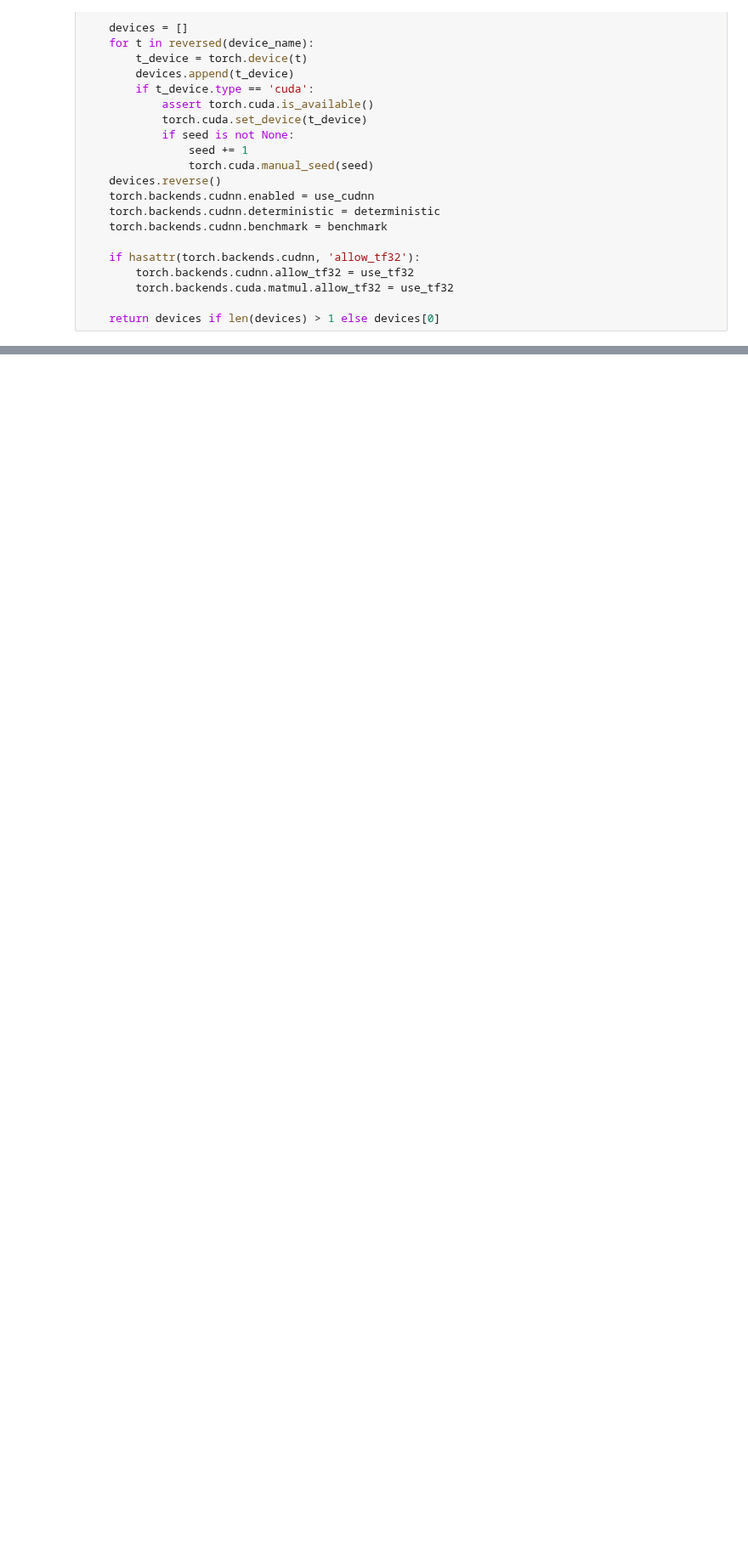
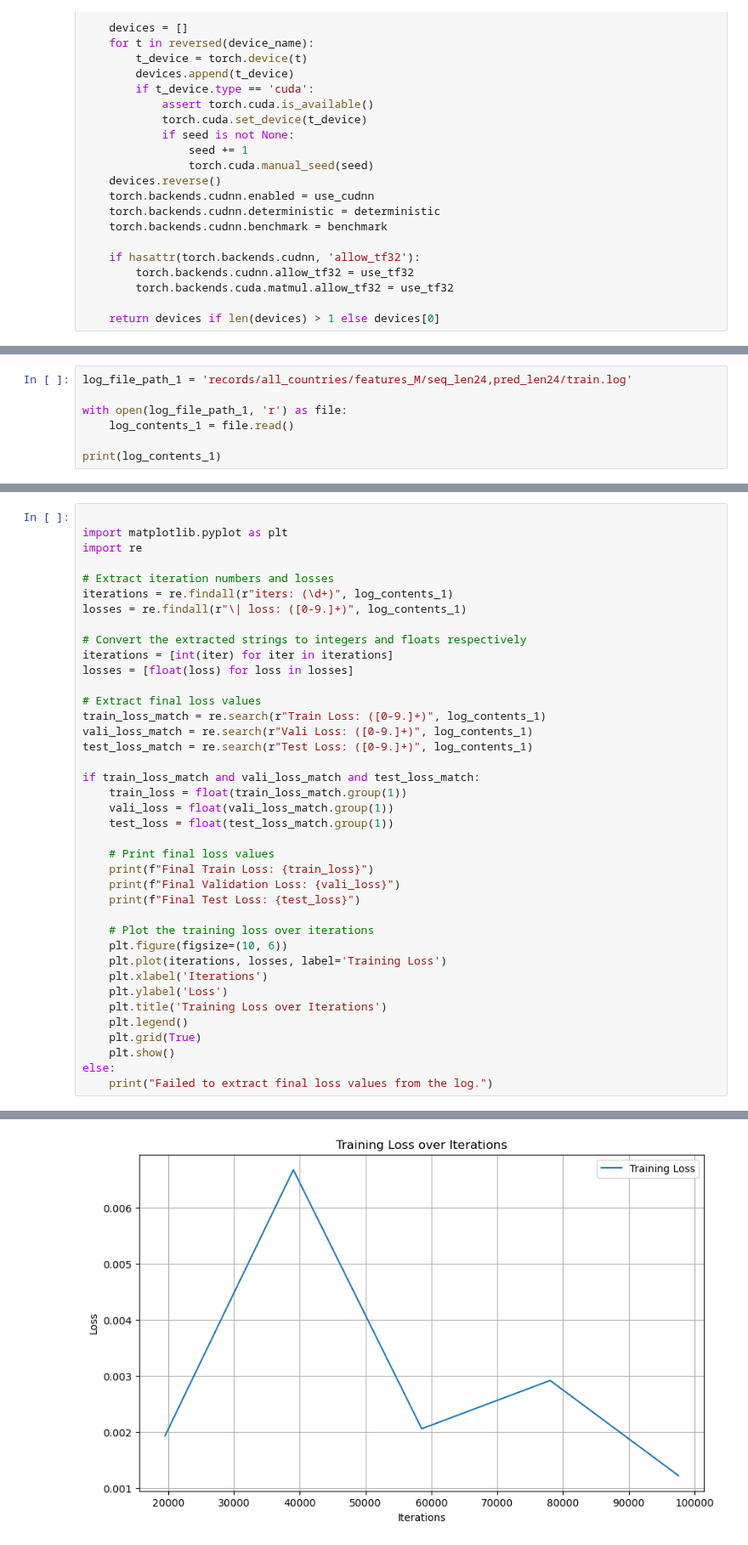
Before and after one commit to basovae/apa_group4_transformers_for_multivar_energy_forecasting, a Jupyter notebook: Group-4-Prototype.ipynb, the cells around one changed output, grey strips where cells are left out. Shown at 85% size. Cells and saved outputs as stored; diff of their text form; blank space fills up the shorter version.

```diff
--- a/APA-4-Prototype.ipynb
+++ b/Group-4-Prototype.ipynb
@@ -725,3 +722,10 @@ def metric(pred, true):
     mspe = MSPE(pred, true)
 
     return mae, mse, rmse, mape, mspe
+# %%
+log_file_path_1 = 'records/all_countries/features_M/seq_len24,pred_len24/train.log'
+
+with open(log_file_path_1, 'r') as file:
+    log_contents_1 = file.read()
+
+print(log_contents_1)
@@ -727,0 +752,40 @@ def metric(pred, true):
+# %%
+
+import matplotlib.pyplot as plt
+import re
+
+# Extract iteration numbers and losses
+iterations = re.findall(r"iters: (\d+)", log_contents_1)
+losses = re.findall(r"\| loss: ([0-9.]+)", log_contents_1)
+
+# Convert the extracted strings to integers and floats respectively
+iterations = [int(iter) for iter in iterations]
+losses = [float(loss) for loss in losses]
+
+# Extract final loss values
+train_loss_match = re.search(r"Train Loss: ([0-9.]+)", log_contents_1)
+vali_loss_match = re.search(r"Vali Loss: ([0-9.]+)", log_contents_1)
+test_loss_match = re.search(r"Test Loss: ([0-9.]+)", log_contents_1)
+
+if train_loss_match and vali_loss_match and test_loss_match:
+    train_loss = float(train_loss_match.group(1))
+    vali_loss = float(vali_loss_match.group(1))
+    test_loss = float(test_loss_match.group(1))
+
+    # Print final loss values
+    print(f"Final Train Loss: {train_loss}")
+    print(f"Final Validation Loss: {vali_loss}")
+    print(f"Final Test Loss: {test_loss}")
+
+    # Plot the training loss over iterations
+    plt.figure(figsize=(10, 6))
+    plt.plot(iterations, losses, label='Training Loss')
+    plt.xlabel('Iterations')
+    plt.ylabel('Loss')
+    plt.title('Training Loss over Iterations')
+    plt.legend()
+    plt.grid(True)
+    plt.show()
+else:
+    print("Failed to extract final loss values from the log.")
+# %% [output]
@@ -727,0 +795 @@ def metric(pred, true):
+[figure, added]
```
Also changed, not shown: parts of 23 cells of this notebook, 11 other files.
